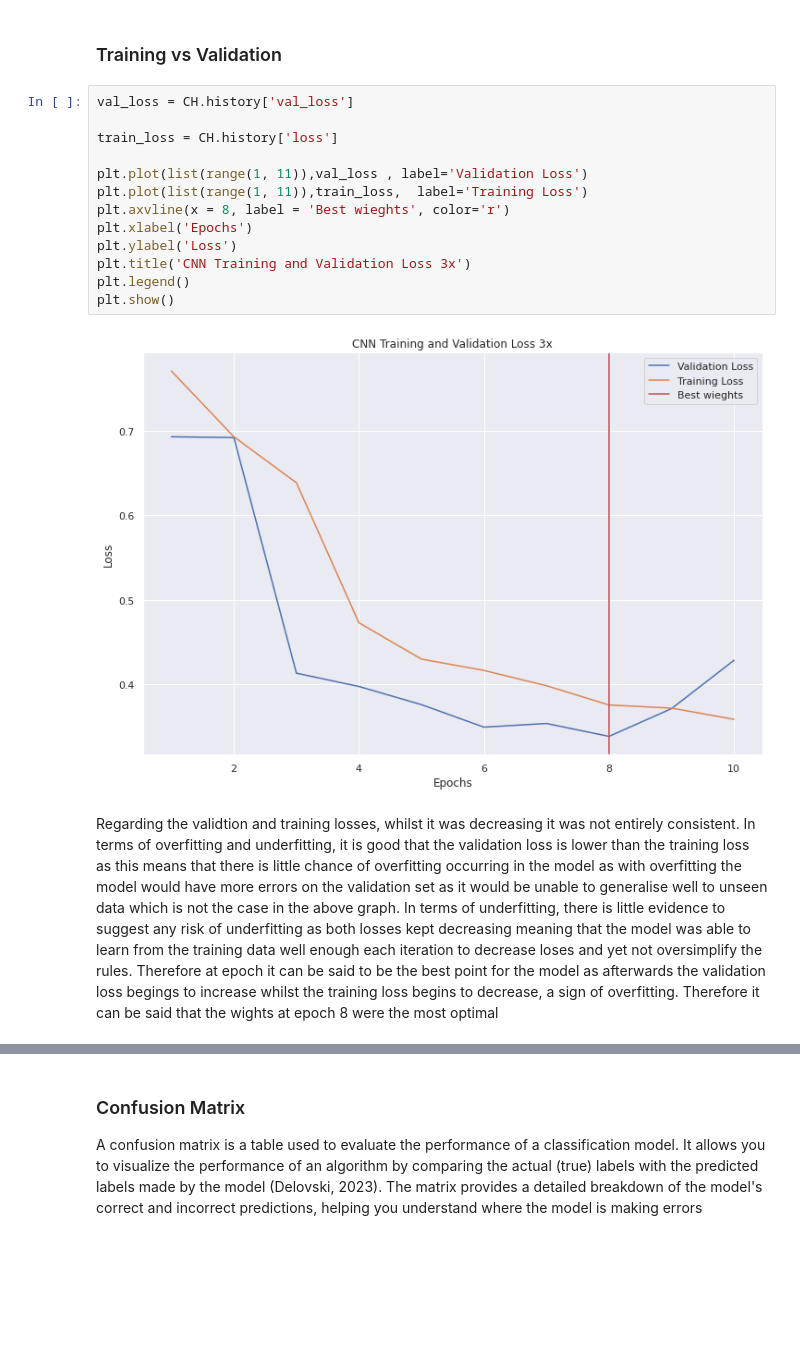
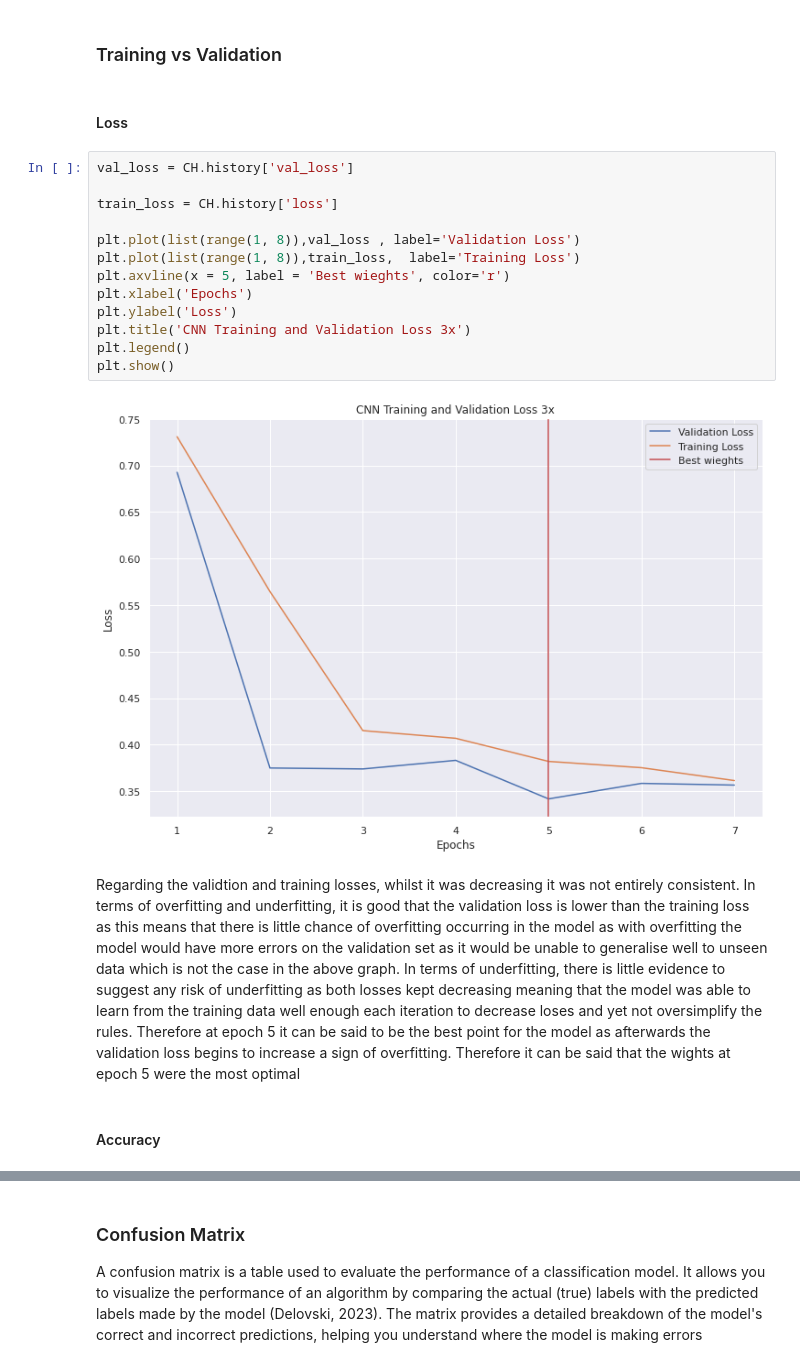
Before and after one commit to HumanClone/Image-Classifier---Glasses, a Jupyter notebook: Image-Classification.ipynb, the cells around one changed output, grey strips where cells are left out. Saved outputs shown, nothing was run; the diff lists cells and outputs as text; blank space fills up the shorter version.

```diff
--- a/Image-Classification.ipynb
+++ b/Image-Classification.ipynb
@@ -484,22 +500,26 @@ print(s5)
 # %% [markdown]
 ### Training vs Validation
+# %% [markdown]
+#### Loss
 # %%
 val_loss = CH.history['val_loss']
 
 train_loss = CH.history['loss']
 
-plt.plot(list(range(1, 11)),val_loss , label='Validation Loss')
-plt.plot(list(range(1, 11)),train_loss,  label='Training Loss')
-plt.axvline(x = 8, label = 'Best wieghts', color='r')
+plt.plot(list(range(1, 8)),val_loss , label='Validation Loss')
+plt.plot(list(range(1, 8)),train_loss,  label='Training Loss')
+plt.axvline(x = 5, label = 'Best wieghts', color='r')
 plt.xlabel('Epochs')
 plt.ylabel('Loss')
 plt.title('CNN Training and Validation Loss 3x')
 plt.legend()
 plt.show()
 # %% [output]
-[figure, old version]
+[figure, new version]
 # %% [markdown]
-Regarding the validtion and training losses, whilst it was decreasing it was not entirely consistent. In terms of overfitting and underfitting, it is good that the validation loss is lower than the training loss as this means that there is little chance of overfitting occurring in the model as with overfitting the model would have more errors on the validation set as it would be unable to generalise well to unseen data which is not the case in the above graph. In terms of underfitting, there is little evidence to suggest any risk of underfitting as both losses kept decreasing meaning that the model was able to learn from the training data well enough each iteration to decrease loses and yet not oversimplify the rules. Therefore at epoch it can be said to be the best point for the model as afterwards the validation loss begings to increase whilst the training loss begins to decrease, a sign of overfitting. Therefore it can be said that the wights at epoch 8 were the most optimal
+Regarding the validtion and training losses, whilst it was decreasing it was not entirely consistent. In terms of overfitting and underfitting, it is good that the validation loss is lower than the training loss as this means that there is little chance of overfitting occurring in the model as with overfitting the model would have more errors on the validation set as it would be unable to generalise well to unseen data which is not the case in the above graph. In terms of underfitting, there is little evidence to suggest any risk of underfitting as both losses kept decreasing meaning that the model was able to learn from the training data well enough each iteration to decrease loses and yet not oversimplify the rules. Therefore at epoch 5 it can be said to be the best point for the model as afterwards the validation loss begins to increase a sign of overfitting. Therefore it can be said that the wights at epoch 5 were the most optimal
+# %% [markdown]
+#### Accuracy
 # %%
 val_accuracy = CH.history['val_accuracy']
 train_accuracy = CH.history['accuracy']
```
Also changed, not shown: parts of 35 cells of this notebook, 2 other files.
